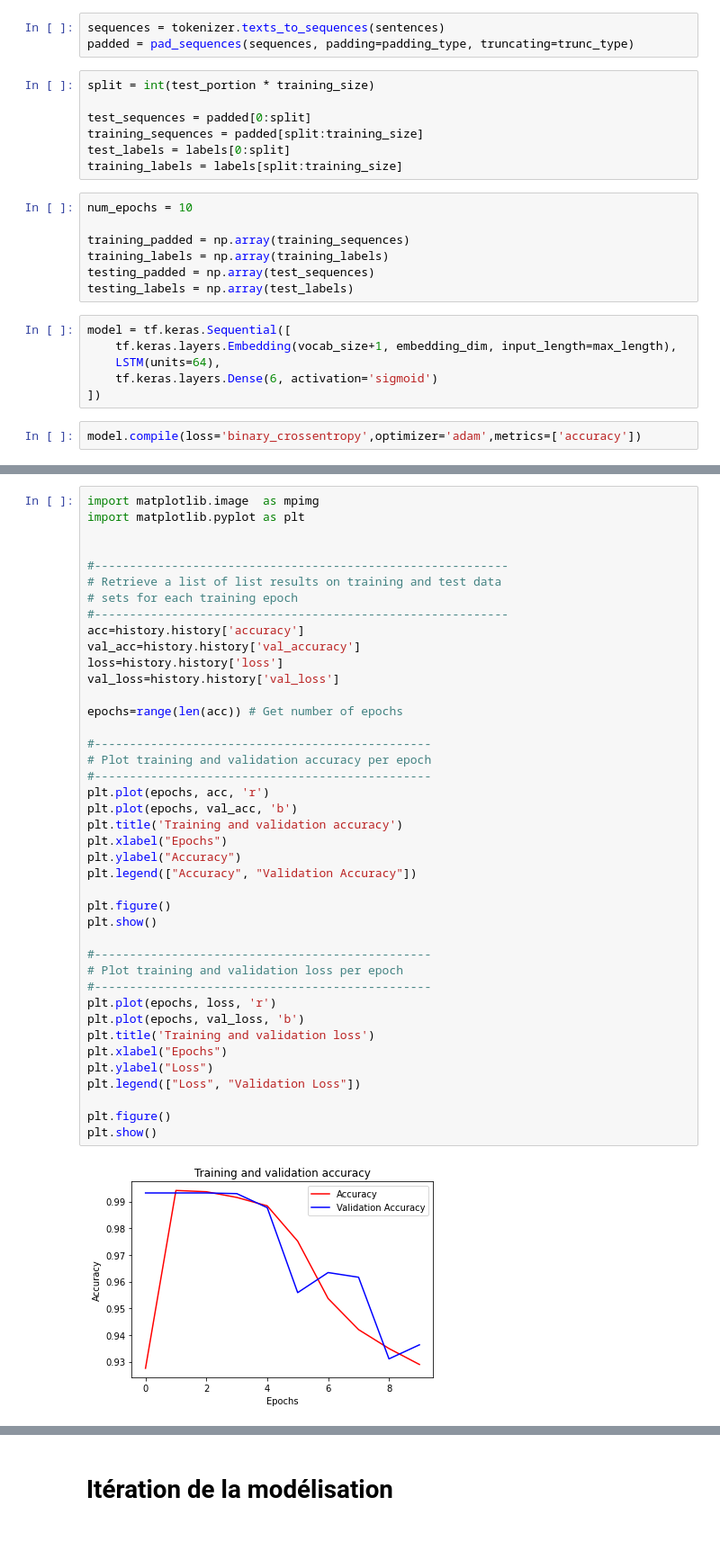
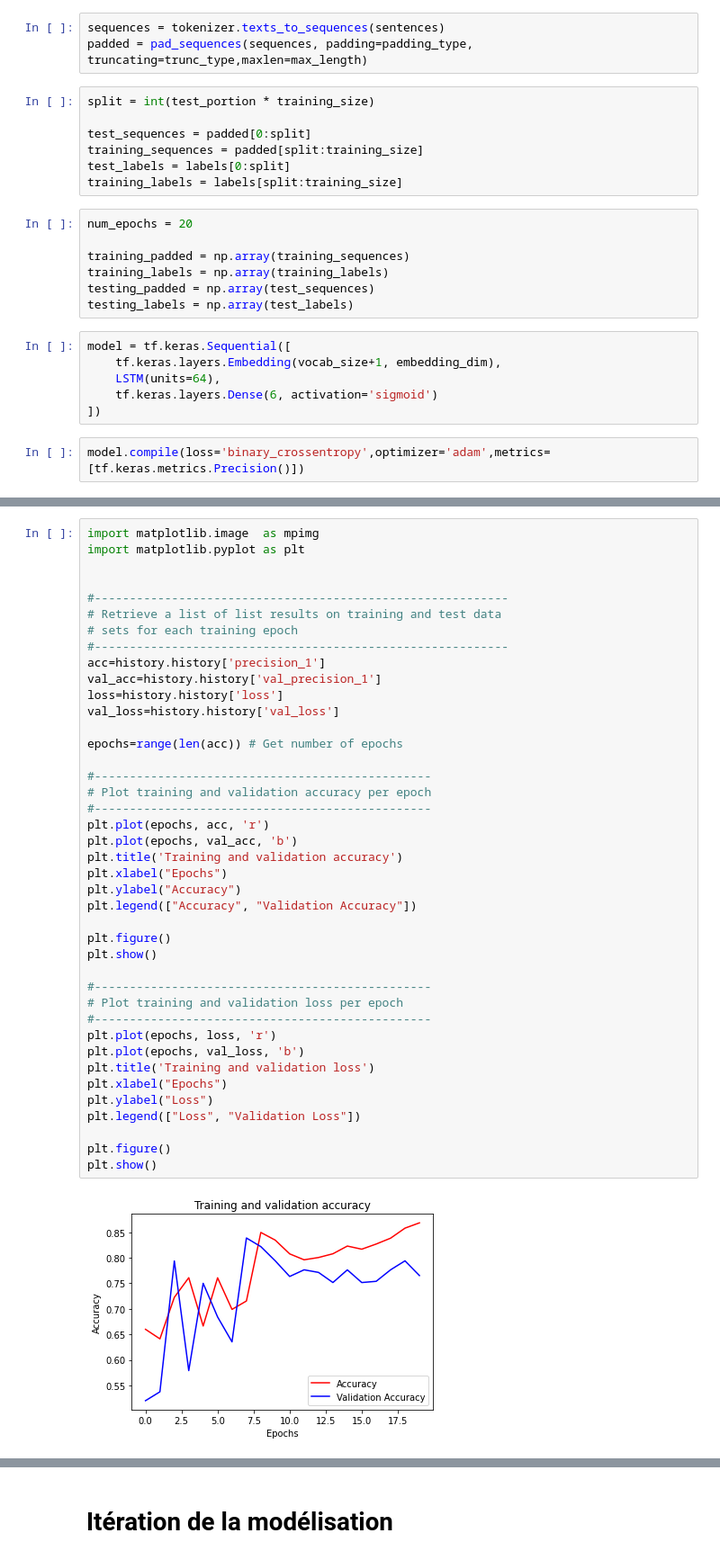
Before and after one commit to PaulWau/Projet_NLP, a Jupyter notebook: Classification_commentaires_toxiques.ipynb, the cells around one changed output, grey strips where cells are left out. Shown at 90% size. Saved outputs shown, nothing was run; the diff lists cells and outputs as text.

```diff
--- a/Classification_commentaires_toxiques.ipynb
+++ b/Classification_commentaires_toxiques.ipynb
@@ -561,7 +561,7 @@ word_index = tokenizer.word_index
 vocab_size=len(word_index)
 # %%
 sequences = tokenizer.texts_to_sequences(sentences)
-padded = pad_sequences(sequences, padding=padding_type, truncating=trunc_type)
+padded = pad_sequences(sequences, padding=padding_type, truncating=trunc_type,maxlen=max_length)
 # %%
 split = int(test_portion * training_size)
 
@@ -570,7 +570,7 @@ training_sequences = padded[split:training_size]
 test_labels = labels[0:split]
 training_labels = labels[split:training_size]
 # %%
-num_epochs = 10
+num_epochs = 20
 
 training_padded = np.array(training_sequences)
 training_labels = np.array(training_labels)
@@ -578,12 +578,12 @@ testing_padded = np.array(test_sequences)
 testing_labels = np.array(test_labels)
 # %%
 model = tf.keras.Sequential([
-    tf.keras.layers.Embedding(vocab_size+1, embedding_dim, input_length=max_length),
+    tf.keras.layers.Embedding(vocab_size+1, embedding_dim),
     LSTM(units=64),
     tf.keras.layers.Dense(6, activation='sigmoid')
 ])
 # %%
-model.compile(loss='binary_crossentropy',optimizer='adam',metrics=['accuracy'])
+model.compile(loss='binary_crossentropy',optimizer='adam',metrics=[tf.keras.metrics.Precision()])
 # %%
 history = model.fit(training_padded,
                       training_labels,
@@ -638,38 +638,38 @@ import matplotlib.pyplot as plt
 # Retrieve a list of list results on training and test data
 # sets for each training epoch
 #-----------------------------------------------------------
-acc=history.history['accuracy']
-val_acc=history.history['val_accuracy']
+acc=history.history['precision_1']
+val_acc=history.history['val_precision_1']
 loss=history.history['loss']
 val_loss=history.history['val_loss']
 
 epochs=range(len(acc)) # Get number of epochs
 
 #------------------------------------------------
 # Plot training and validation accuracy per epoch
 #------------------------------------------------
 plt.plot(epochs, acc, 'r')
 plt.plot(epochs, val_acc, 'b')
 plt.title('Training and validation accuracy')
 plt.xlabel("Epochs")
 plt.ylabel("Accuracy")
 plt.legend(["Accuracy", "Validation Accuracy"])
 
 plt.figure()
 plt.show()
 
 #------------------------------------------------
 # Plot training and validation loss per epoch
 #------------------------------------------------
 plt.plot(epochs, loss, 'r')
 plt.plot(epochs, val_loss, 'b')
 plt.title('Training and validation loss')
 plt.xlabel("Epochs")
 plt.ylabel("Loss")
 plt.legend(["Loss", "Validation Loss"])
 
 plt.figure()
 plt.show()
 # %% [output]
-[figure, old version]
+[figure, new version]
 <Figure size 432x288 with 0 Axes>
```
Also changed, not shown: parts of 11 cells of this notebook.
